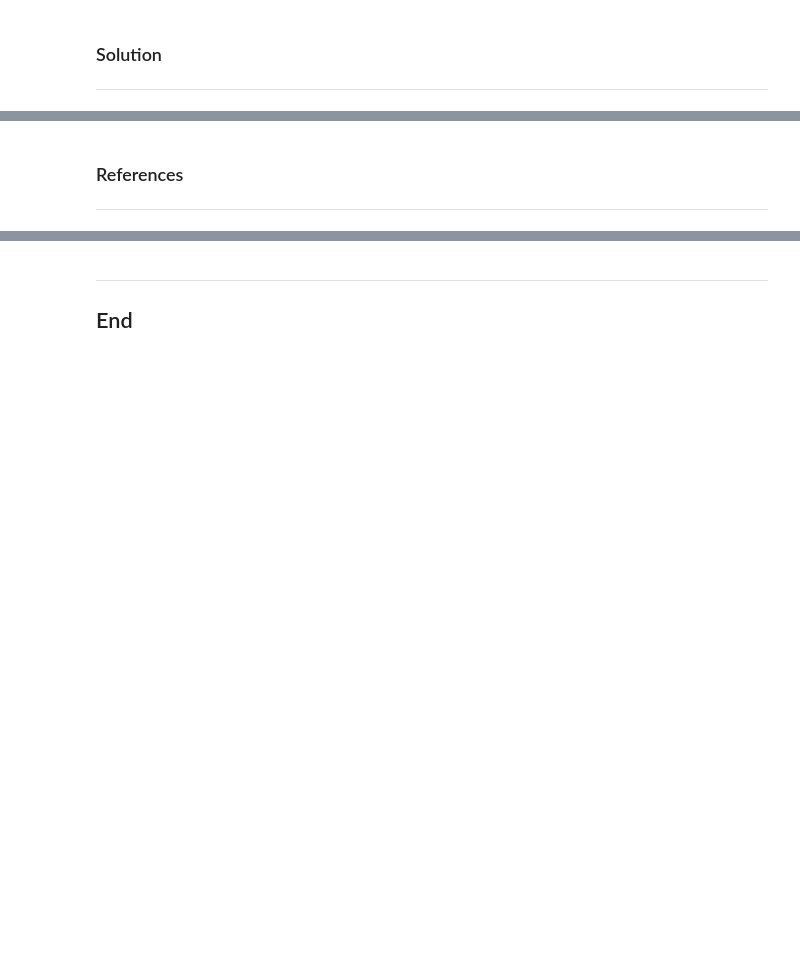
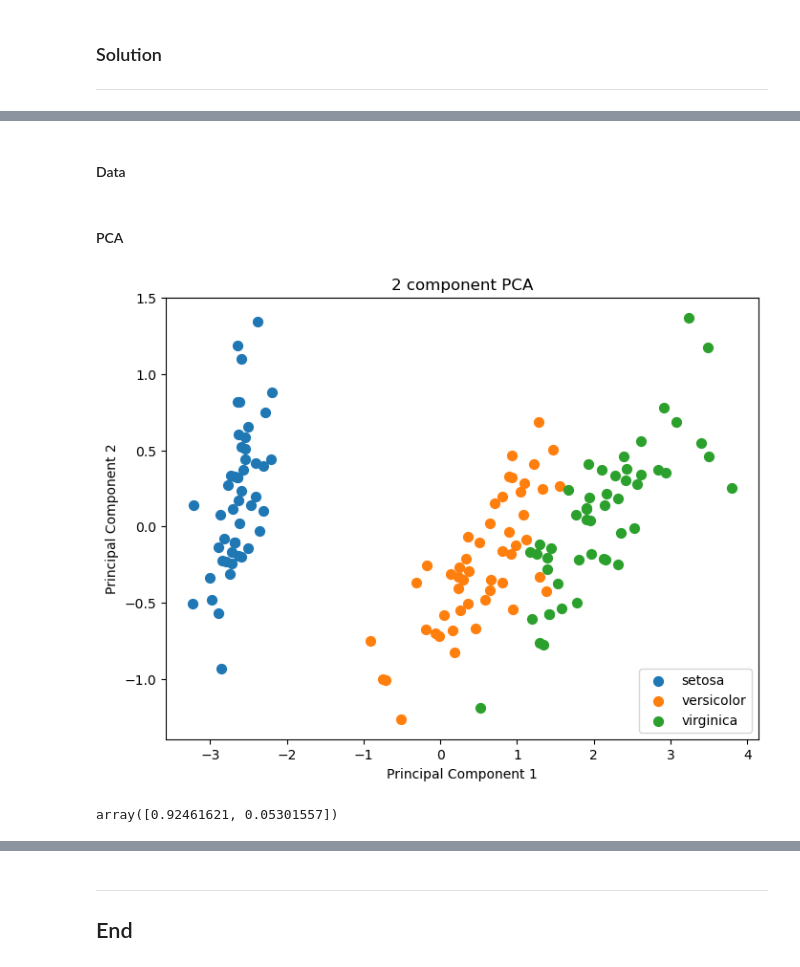
Before and after one commit to dariairad/mls-assessment, a Jupyter notebook: tasks.ipynb, the cells around one changed output, grey strips where cells are left out. Saved outputs shown, nothing was run; the diff lists cells and outputs as text; code cells hidden in the pictures; blank space fills up the shorter version.

```diff
--- a/tasks.ipynb
+++ b/tasks.ipynb
@@ -485,4 +487,37 @@ of the analysis and your results.
 # %% [markdown]
-### References
-
-***
+#### Data
+# %%
+iris_df = pd.read_csv('csv/iris.csv')
+
+X = iris_df.iloc[:, :-1].values
+y = iris_df.iloc[:, -1].values
+# %% [markdown]
+#### PCA
+# %%
+# Performing PCA to reduce dimensions to two
+pca = PCA(n_components=2)
+X_pca = pca.fit_transform(X)
+
+# Creating a DataFrame for the PCA results
+pca_df = pd.DataFrame(data = X_pca, columns = ['Principal Component 1', 'Principal Component 2'])
+pca_df['species'] = y
+# %%
+# Visualising the PCA results
+plt.figure(figsize=(8, 6))
+for species in pca_df['species'].unique():
+    subset = pca_df[pca_df['species'] == species]
+    plt.scatter(subset['Principal Component 1'], subset['Principal Component 2'], s = 50, label = species)
+plt.xlabel('Principal Component 1')
+plt.ylabel('Principal Component 2')
+plt.title('2 component PCA')
+plt.legend()
+plt.show()
+# %% [output]
+[figure, added]
+# %%
+# Explaining the variance ratio
+explained_variance = pca.explained_variance_ratio_
+
+explained_variance
+# %% [output]
+array([0.92461621, 0.05301557])
```
Also changed, not shown: parts of 16 cells of this notebook.
